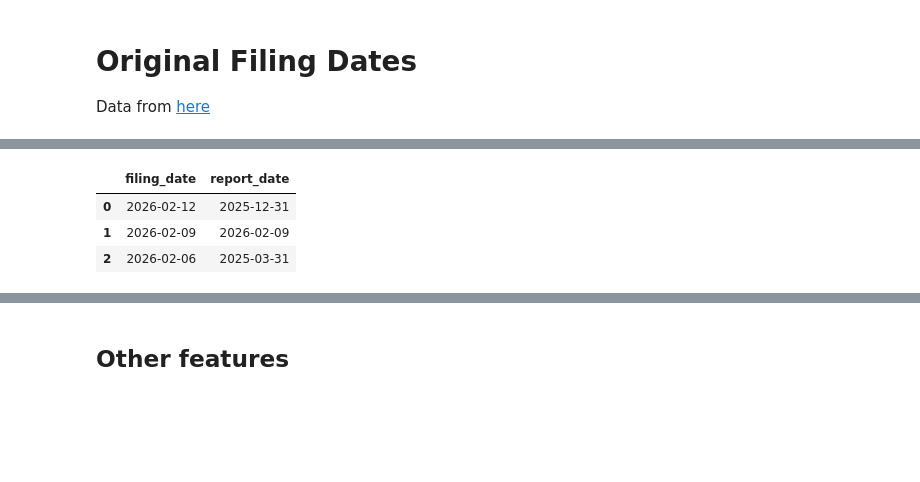
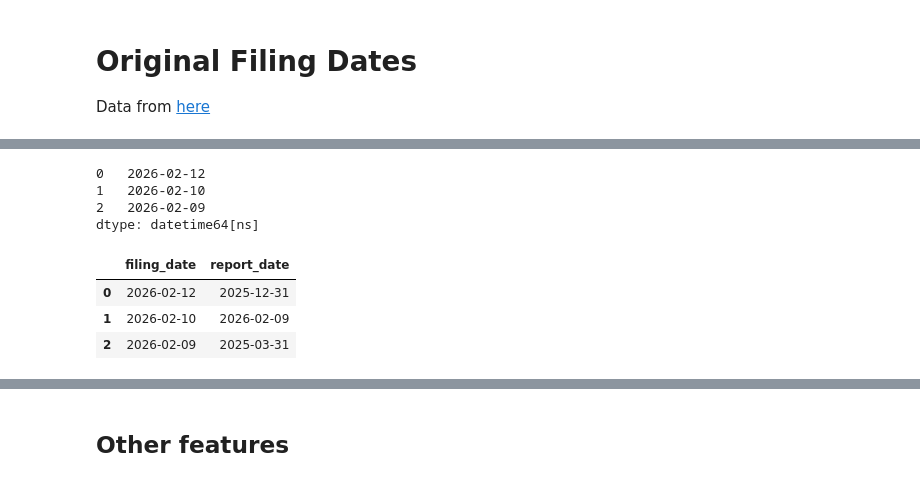
Before and after one commit to ICharmU/rothenberg_code_challenge, a Jupyter notebook: KMB/preprocessing/0_filing_dates.ipynb, the cells around one changed output, grey strips where cells are left out. Saved outputs shown, nothing was run; the diff lists cells and outputs as text; code cells hidden in the pictures; blank space fills up the shorter version.

```diff
--- a/KMB/preprocessing/0_filing_dates.ipynb
+++ b/KMB/preprocessing/0_filing_dates.ipynb
@@ -15,0 +10,5 @@ len(dates)
+# %%
+import pandas as pd
+
+filing_dt = pd.to_datetime(pd.Series(data["filings"]["recent"]["acceptanceDateTime"]))
+filing_dt
@@ -16,14 +28,54 @@ len(dates)
+# %%
+import pandas as pd
+from pandas.tseries.holiday import USFederalHolidayCalendar
+from pandas.tseries.offsets import CustomBusinessDay
+
+def get_market_reception_day(utc_series):
+    # 1. Setup the NYSE Business Calendar (excludes weekends & holidays)
+    us_bus = CustomBusinessDay(calendar=USFederalHolidayCalendar())
+
+    # 2. Localize to UTC and Convert to New York (handles EST/EDT automatically)
+    ca_time = pd.to_datetime(utc_series).dt.tz_convert('America/New_York')
+
+    # 3. Logic: If filed after 4:00 PM, it belongs to the NEXT business day
+    # Note: SEC acceptance times are precision timestamps.
+    is_after_hours = ca_time.dt.hour >= 16
+
+    # 4. Create the final date.
+    # Use .normalize() to strip the time and keep just the date
+    reception_date = ca_time.dt.normalize()
+
+    # Shift only the after-hours filings to the next business day
+    reception_date.loc[is_after_hours] += us_bus
+
+    # 5. Final Check: Ensure even "on-time" filings aren't on weekends/holidays
+    # This rolls a Saturday 10:00 AM filing forward to Monday
+    is_weekend_or_holiday = ~reception_date.isin(pd.bdate_range(reception_date.min(), reception_date.max(), freq=us_bus))
+    reception_date.loc[is_weekend_or_holiday] += us_bus
+
+    return reception_date.dt.tz_localize(None) # Strip TZ for cleaner dataframes
+
+filing_dt = get_market_reception_day(filing_dt)
+filing_dt.head(3)
+# %% [output]
+0   2026-02-12
+1   2026-02-10
+2   2026-02-09
+dtype: datetime64[ns]
 # %%
 import pandas as pd
+
+# Filing date in terms of next market day
+dates = list(zip(filing_dt.to_numpy(), data["filings"]["recent"]["reportDate"]))
 
 df = pd.DataFrame(dates)
 df.columns = ["filing_date", "report_date"]
 df.head(3)
 # %% [output]
 |  | filing_date | report_date |
 | 0 | 2026-02-12 | 2025-12-31 |
-| 1 | 2026-02-09 | 2026-02-09 |
-| 2 | 2026-02-06 | 2025-03-31 |
+| 1 | 2026-02-10 | 2026-02-09 |
+| 2 | 2026-02-09 | 2025-03-31 |
 # %%
 import numpy as np
 
```
Also changed, not shown: parts of 4 cells of this notebook, 3 other files.
